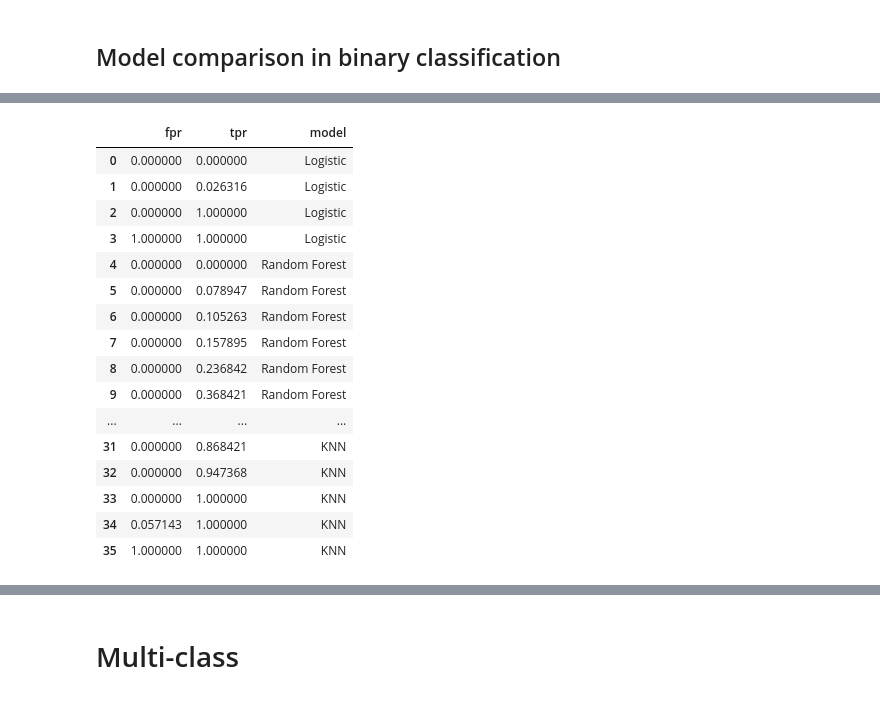
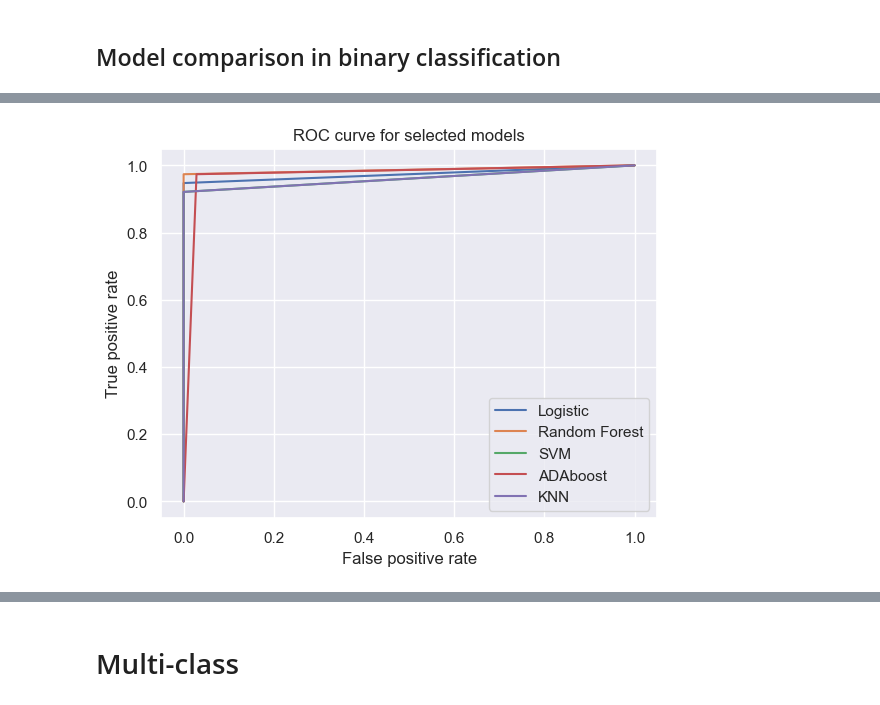
Before and after one commit to nicolagrieco00/Fall_or_not_to_fall, a Jupyter notebook: second_algo.ipynb, the cells around one changed output, grey strips where cells are left out. Drawn from its saved outputs; the diff is of its cells as text; code cells hidden in the pictures.

Commit message:
ROC curve plots adjusted

```diff
--- a/second_algo.ipynb
+++ b/second_algo.ipynb
@@ -17,7 +17,7 @@ from sklearn.naive_bayes import GaussianNB
 from sklearn.cluster import KMeans
 from xgboost import XGBClassifier
 # PERFORMANCES & METRICS
-from sklearn.metrics import confusion_matrix, accuracy_score, ConfusionMatrixDisplay, classification_report, f1_score, roc_curve, auc, balanced_accuracy_score
+from sklearn.metrics import roc_curve, confusion_matrix, accuracy_score, ConfusionMatrixDisplay, classification_report, f1_score, roc_curve, auc, balanced_accuracy_score
 from sklearn.model_selection import GridSearchCV, RandomizedSearchCV, RepeatedKFold, cross_val_score, cross_val_predict, RepeatedStratifiedKFold
 from sklearn.inspection import DecisionBoundaryDisplay
 from sklearn.inspection import permutation_importance
@@ -28,6 +28,7 @@ import pandas as pd
 import matplotlib.pyplot as plt
 import seaborn as sns
 import warnings
+from collections import defaultdict
 
 
 #### CLASSIFIERS BEST FIT ##############################################################################################################
@@ -385,8 +386,38 @@ def plot_feature_importance(importance,names,model_type):
     plt.title(model_type + 'FEATURE IMPORTANCE')
     plt.xlabel('VIF')
     plt.ylabel('FEATURE NAMES')
+    plt.show()
 
 
+def model_comparison(clf_list):
+    metrics = defaultdict(list)
+
+    for clf in clf_list:
+
+        y_pred = clf[1]
+        y_pred = le.transform(y_pred)
+
+        predicted_prob = clf[0].predict_proba(X_test_scaled)[:, 1]
+
+        report = classification_report(y_true=y_te, y_pred=y_pred, output_dict=True)
+
+        fpr, tpr, _ = roc_curve(y_te, y_pred, drop_intermediate=False) # For micro add .ravel() to the inputs
+        roc_auc = auc(fpr, tpr)
+        metrics['recall'].append(report['macro avg']['recall'])
+        metrics['precision'].append(report['macro avg']['precision'])
+        metrics['f1-score'].append(report['macro avg']['f1-score'])
+        metrics['accuracy'].append(report["accuracy"])
+        metrics['roc-auc'].append(roc_auc)
+
+        sns.set()
+        plt.plot(fpr,tpr)
+
+    plt.legend([clf[2] for clf in clf_list])
+    plt.title("ROC curve for selected models")
+    plt.ylabel("True positive rate")
+    plt.xlabel("False positive rate")
+    plt.show()
+    return metrics
 #### PREPROCESSING ######################################################################################################################
 
 def resampling_strategy(df, labels):
@@ -799,20 +731,0 @@ display.plot()
-# %%
-roc_df
-# %% [output]
-|  | fpr | tpr | model |
-| 0 | 0.000000 | 0.000000 | Logistic |
-| 1 | 0.000000 | 0.026316 | Logistic |
-| 2 | 0.000000 | 1.000000 | Logistic |
-| 3 | 1.000000 | 1.000000 | Logistic |
-| 4 | 0.000000 | 0.000000 | Random Forest |
-| 5 | 0.000000 | 0.078947 | Random Forest |
-| 6 | 0.000000 | 0.105263 | Random Forest |
-| 7 | 0.000000 | 0.157895 | Random Forest |
-| 8 | 0.000000 | 0.236842 | Random Forest |
-| 9 | 0.000000 | 0.368421 | Random Forest |
-| ... | ... | ... | ... |
-| 31 | 0.000000 | 0.868421 | KNN |
-| 32 | 0.000000 | 0.947368 | KNN |
-| 33 | 0.000000 | 1.000000 | KNN |
-| 34 | 0.057143 | 1.000000 | KNN |
-| 35 | 1.000000 | 1.000000 | KNN |
@@ -818,0 +740,4 @@ roc_df
+# %%
+metrics = model_comparison(clf_list)
+# %% [output]
+[figure, added]
```
Also changed, not shown: parts of 9 cells of this notebook.
